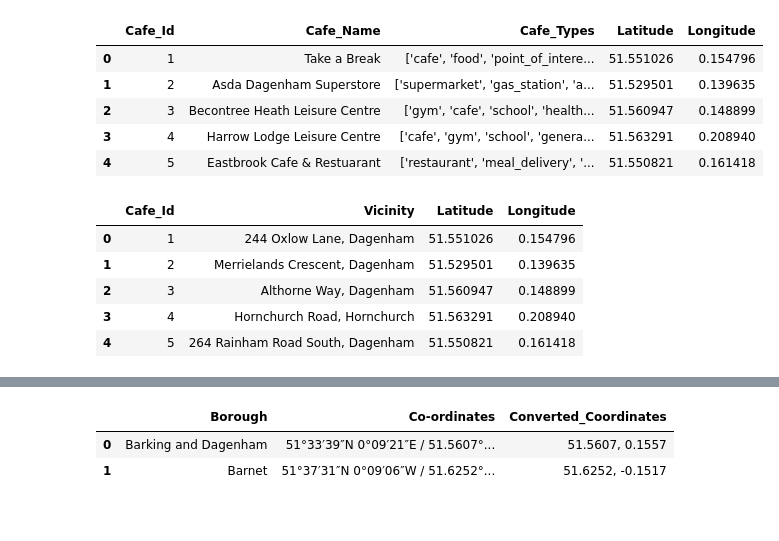
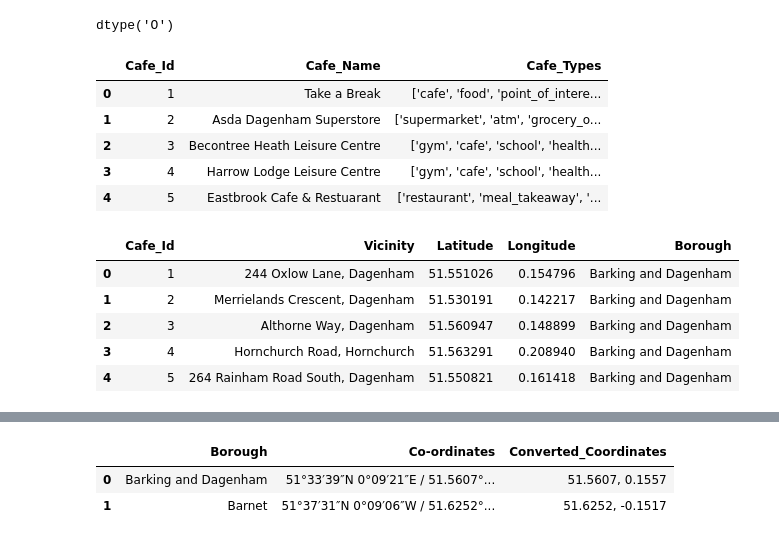
Before and after one commit to lse-st207/project-at2023-group5, a Jupyter notebook: Data Formatting for DB Browser.ipynb, the cells around one changed output, grey strips where cells are left out. Saved outputs shown, nothing was run; the diff lists cells and outputs as text; code cells hidden in the pictures.

```diff
--- a/Data Formatting for DB Browser.ipynb
+++ b/Data Formatting for DB Browser.ipynb
@@ -24,26 +24,31 @@ main_cafe.head()
+# %%
+column_dtype = borough_entity['Borough_Population'].dtype
+column_dtype
+# %% [output]
+dtype('O')
 # %%
 
-cafe_entity = main_cafe[['Cafe_Id', 'Name','Types','lat','lng']].rename(columns={'Name': 'Cafe_Name', 'Types': 'Cafe_Types', 'lat': 'Latitude', 'lng': 'Longitude'})
+cafe_entity = main_cafe[['Cafe_Id', 'Name','Types']].rename(columns={'Name': 'Cafe_Name', 'Types': 'Cafe_Types'})
 
 cafe_entity.head()
 # %% [output]
-|  | Cafe_Id | Cafe_Name | Cafe_Types | Latitude | Longitude |
-| 0 | 1 | Take a Break | ['cafe', 'food', 'point_of_intere... | 51.551026 | 0.154796 |
-| 1 | 2 | Asda Dagenham Superstore | ['supermarket', 'gas_station', 'a... | 51.529501 | 0.139635 |
-| 2 | 3 | Becontree Heath Leisure Centre | ['gym', 'cafe', 'school', 'health... | 51.560947 | 0.148899 |
-| 3 | 4 | Harrow Lodge Leisure Centre | ['cafe', 'gym', 'school', 'genera... | 51.563291 | 0.208940 |
-| 4 | 5 | Eastbrook Cafe & Restuarant | ['restaurant', 'meal_delivery', '... | 51.550821 | 0.161418 |
+|  | Cafe_Id | Cafe_Name | Cafe_Types |
+| 0 | 1 | Take a Break | ['cafe', 'food', 'point_of_intere... |
+| 1 | 2 | Asda Dagenham Superstore | ['supermarket', 'atm', 'grocery_o... |
+| 2 | 3 | Becontree Heath Leisure Centre | ['gym', 'cafe', 'school', 'health... |
+| 3 | 4 | Harrow Lodge Leisure Centre | ['gym', 'cafe', 'school', 'health... |
+| 4 | 5 | Eastbrook Cafe & Restuarant | ['restaurant', 'meal_takeaway', '... |
 # %%
-location_entity = main_cafe[['Cafe_Id', 'Vicinity','lat','lng']].rename(columns={'lat': 'Latitude', 'lng': 'Longitude'})
+location_entity = main_cafe[['Cafe_Id', 'Vicinity','lat','lng','Borough']].rename(columns={'lat': 'Latitude', 'lng': 'Longitude'})
 
 location_entity.head()
 # %% [output]
-|  | Cafe_Id | Vicinity | Latitude | Longitude |
-| 0 | 1 | 244 Oxlow Lane, Dagenham | 51.551026 | 0.154796 |
-| 1 | 2 | Merrielands Crescent, Dagenham | 51.529501 | 0.139635 |
-| 2 | 3 | Althorne Way, Dagenham | 51.560947 | 0.148899 |
-| 3 | 4 | Hornchurch Road, Hornchurch | 51.563291 | 0.208940 |
-| 4 | 5 | 264 Rainham Road South, Dagenham | 51.550821 | 0.161418 |
+|  | Cafe_Id | Vicinity | Latitude | Longitude | Borough |
+| 0 | 1 | 244 Oxlow Lane, Dagenham | 51.551026 | 0.154796 | Barking and Dagenham |
+| 1 | 2 | Merrielands Crescent, Dagenham | 51.530191 | 0.142217 | Barking and Dagenham |
+| 2 | 3 | Althorne Way, Dagenham | 51.560947 | 0.148899 | Barking and Dagenham |
+| 3 | 4 | Hornchurch Road, Hornchurch | 51.563291 | 0.208940 | Barking and Dagenham |
+| 4 | 5 | 264 Rainham Road South, Dagenham | 51.550821 | 0.161418 | Barking and Dagenham |
 # %%
 rating_entity = main_cafe[['Cafe_Id', 'Rating','User Ratings Total']].rename(columns={'User Ratings Total': 'Number_Ratings'})
 
```
Also changed, not shown: parts of 21 cells of this notebook, 10 other files.
